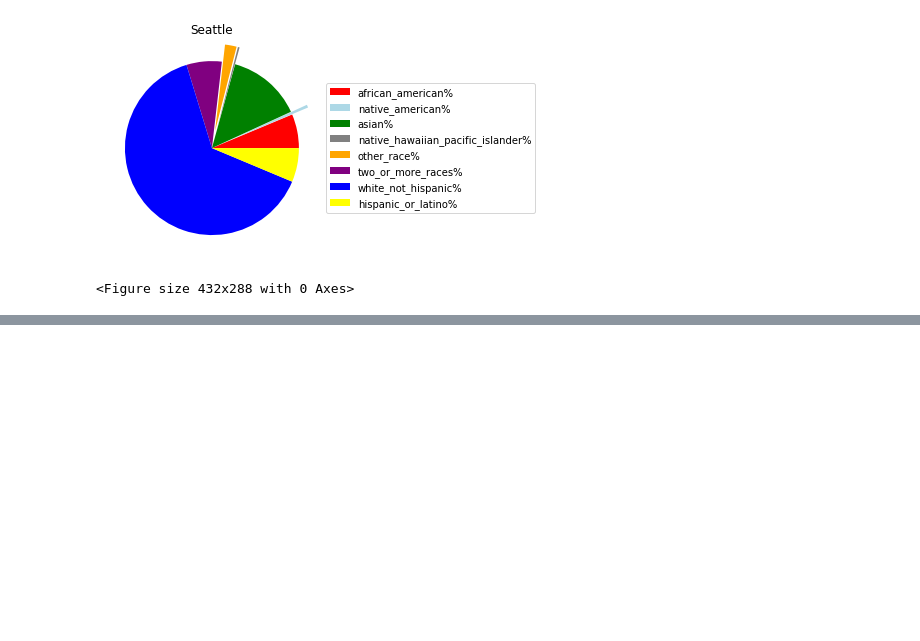
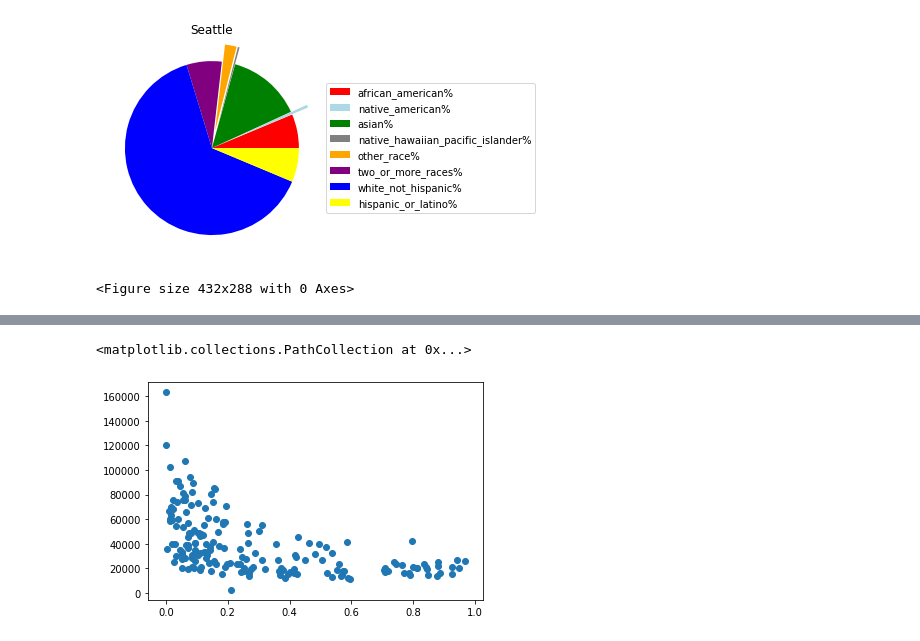
Before and after one commit to DPintacasi/teamcobra_project1, a Jupyter notebook: Scripts/census_analysis.ipynb, the cells around one changed output, grey strips where cells are left out. Cells and saved outputs as stored; diff of their text form; code cells hidden in the pictures; blank space fills up the shorter version.

Commit message:
starting to make some scatter graphs

```diff
--- a/Scripts/census_analysis.ipynb
+++ b/Scripts/census_analysis.ipynb
@@ -67,3 +67,11 @@ for i,row in bycity.iterrows():
 [figure]
 [figure]
 <Figure size 432x288 with 0 Axes>
+# %%
+income_data = data.copy()
+
+races = income_data.columns[3:]
+for race in races:
+    income_data[f'{race}%'] = income_data[race]/income_data['population']
+
+income_data.columns
@@ -69,0 +87,5 @@ for i,row in bycity.iterrows():
+# %%
+plt.scatter(income_data['african_american%'],income_data['per_capita_income'])
+# %% [output]
+<matplotlib.collections.PathCollection at 0x...>
+[figure, added]
```
Also changed, not shown: parts of 3 cells of this notebook.
